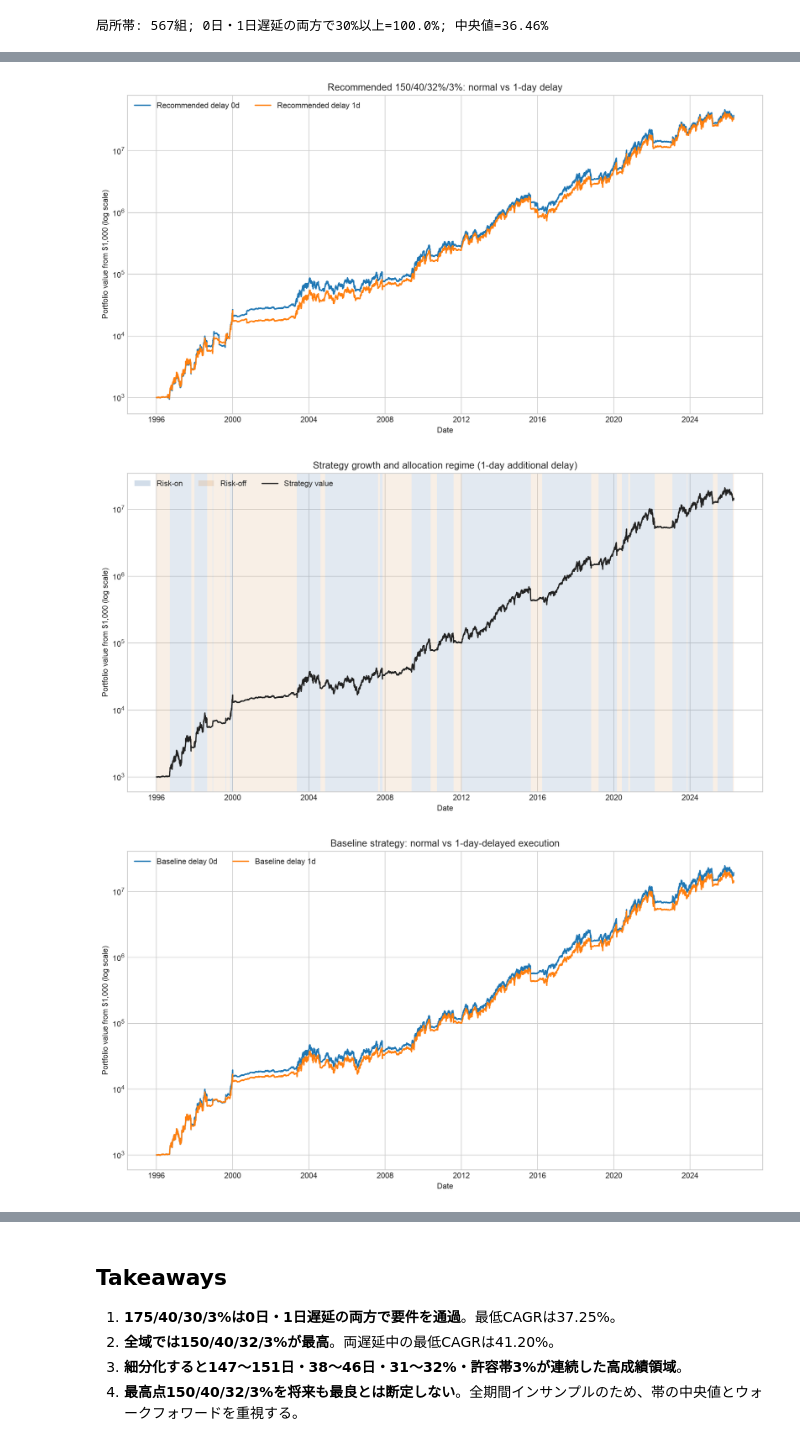
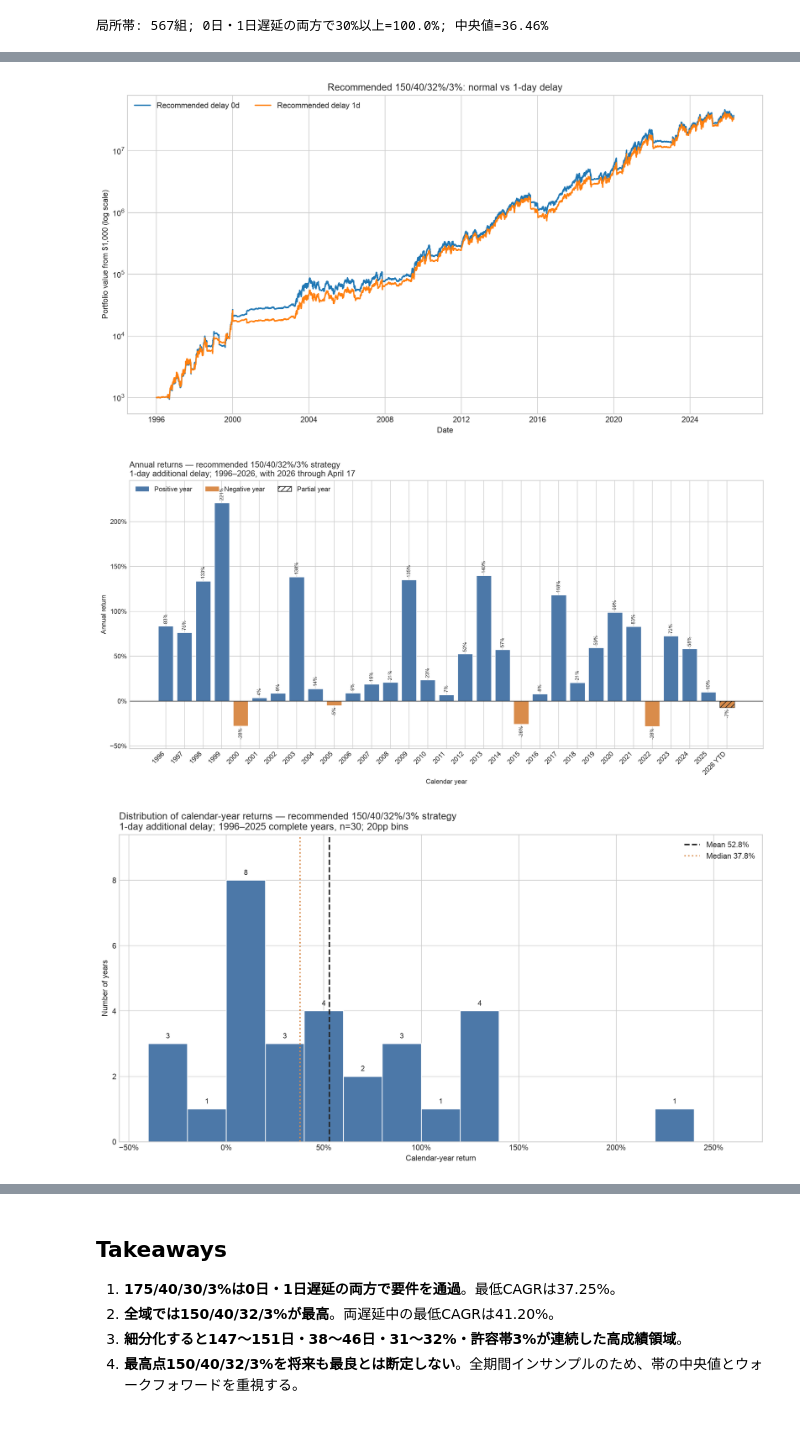
Before and after one commit to Haruki-Shibuya/LETF_simulation, a Jupyter notebook: 20260811_Safer_But_Good_Approaches_Exploration/parameter_validation.ipynb, the cells around one changed output, grey strips where cells are left out. Drawn from its saved outputs; the diff is of its cells as text; code cells hidden in the pictures.

Commit message:
Add annual return charts for TQQQ strategy

```diff
--- a/20260811_Safer_But_Good_Approaches_Exploration/parameter_validation.ipynb
+++ b/20260811_Safer_But_Good_Approaches_Exploration/parameter_validation.ipynb
@@ -134,12 +134,14 @@ print(f'局所帯: {len(plateau)}組; 0日・1日遅延の両方で30%以上={(p
 # %%
 display(Image(filename=str(OUTPUT / 'recommended_regime_growth.png')))
 display(Image(filename=str(OUTPUT / 'recommended_delay_equity_curves.png')))
+display(Image(filename=str(OUTPUT / 'recommended_delay_1_annual_returns.png')))
+display(Image(filename=str(OUTPUT / 'recommended_delay_1_annual_return_distribution.png')))
 display(Image(filename=str(OUTPUT / 'baseline_regime_growth.png')))
 display(Image(filename=str(OUTPUT / 'baseline_delay_equity_curves.png')))
 display(Image(filename=str(OUTPUT / 'cagr_parameter_surface.png')))
 display(Image(filename=str(OUTPUT / 'refinement_robust_surface.png')))
 # %% [output]
 [figure]
 [figure]
-[figure, old version]
+[figure, new version]
-[figure, old version]
+[figure, new version]
```
Also changed, not shown: parts of 1 cell of this notebook, 6 other files.
